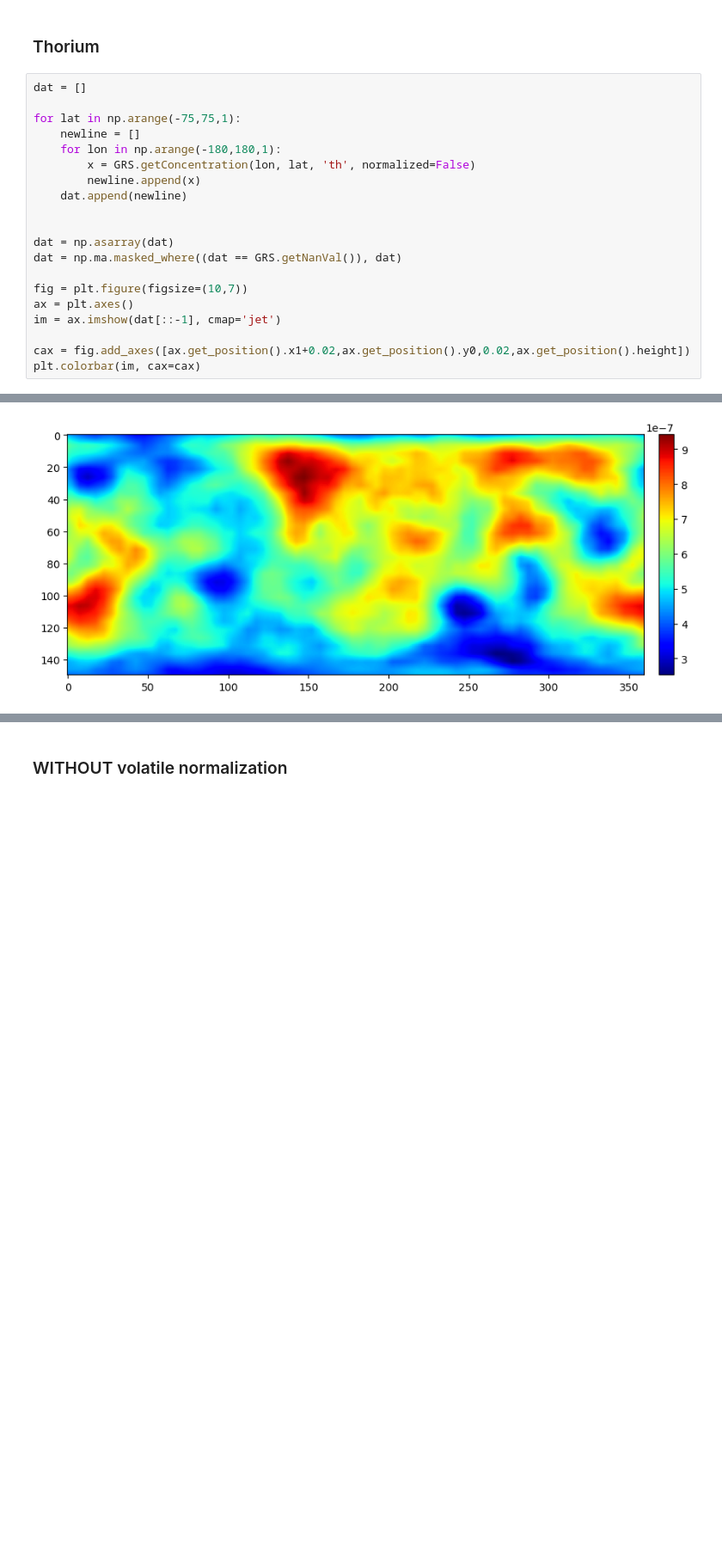
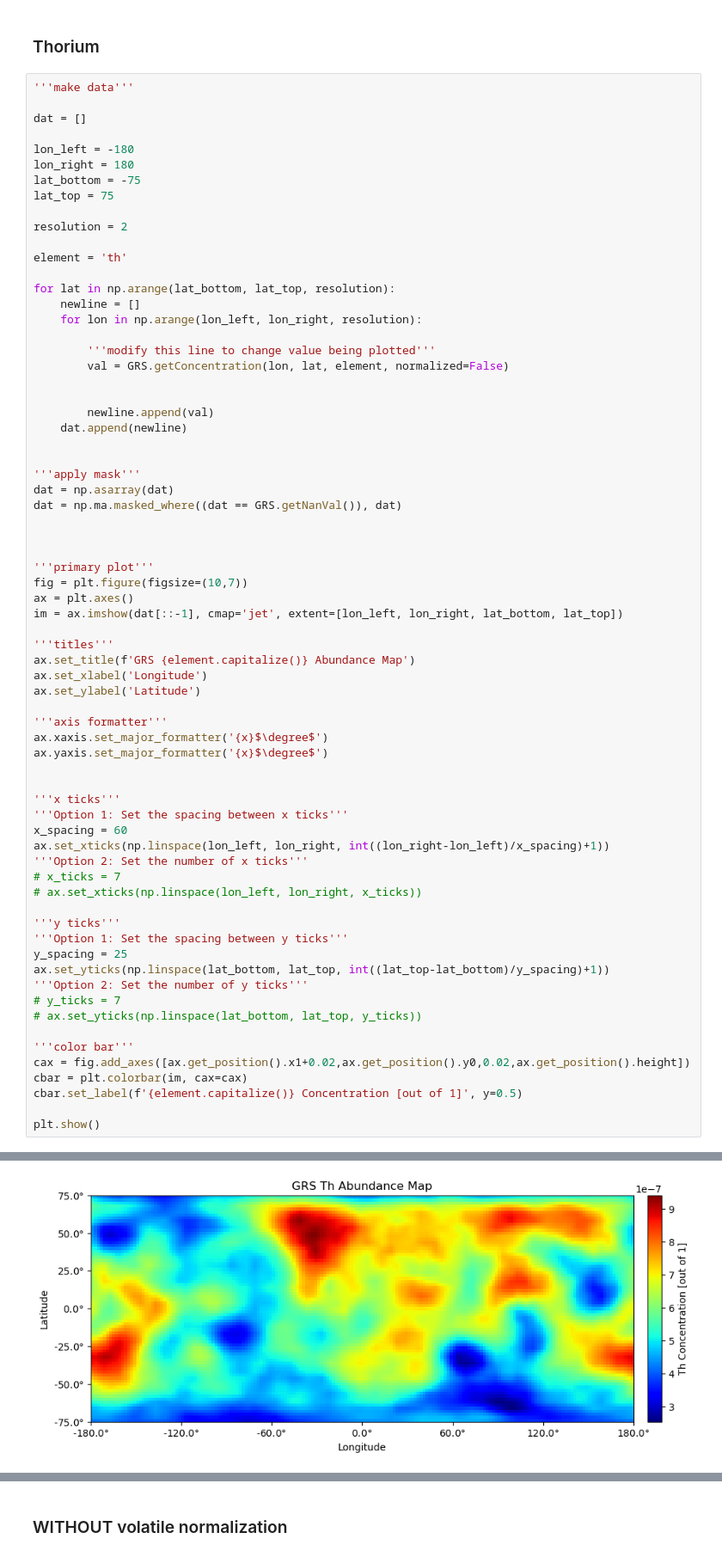
Before and after one commit to Humboldt-Penguin/Mars-Magnetics-Research, a Jupyter notebook: code/05_mag_src_map/src/main/summary.ipynb, the cells around one changed output, grey strips where cells are left out. Shown at 86% size. Drawn from its saved outputs; the diff is of its cells as text; blank space fills up the shorter version.

Commit message:
checkpoint before violating grs class(major rework)

```diff
--- a/code/05_mag_src_map/src/main/summary.ipynb
+++ b/code/05_mag_src_map/src/main/summary.ipynb
@@ -543,23 +565,72 @@ Comparison with [GRS maps](https://pds-geosciences.wustl.edu/ody/ody-m-grs-5-ele
 # %% [markdown]
 ### Thorium
 # %%
+'''make data'''
+
 dat = []
 
-for lat in np.arange(-75,75,1):
+lon_left = -180
+lon_right = 180
+lat_bottom = -75
+lat_top = 75
+
+resolution = 2
+
+element = 'th'
+
+for lat in np.arange(lat_bottom, lat_top, resolution):
     newline = []
-    for lon in np.arange(-180,180,1):
-        x = GRS.getConcentration(lon, lat, 'th', normalized=False)
-        newline.append(x)
+    for lon in np.arange(lon_left, lon_right, resolution):
+
+        '''modify this line to change value being plotted'''
+        val = GRS.getConcentration(lon, lat, element, normalized=False)
+
+
+        newline.append(val)
     dat.append(newline)
 
 
+'''apply mask'''
 dat = np.asarray(dat)
 dat = np.ma.masked_where((dat == GRS.getNanVal()), dat)
 
+
+
+'''primary plot'''
 fig = plt.figure(figsize=(10,7))
 ax = plt.axes()
-im = ax.imshow(dat[::-1], cmap='jet')
+im = ax.imshow(dat[::-1], cmap='jet', extent=[lon_left, lon_right, lat_bottom, lat_top])
 
+'''titles'''
+ax.set_title(f'GRS {element.capitalize()} Abundance Map')
+ax.set_xlabel('Longitude')
+ax.set_ylabel('Latitude')
+
+'''axis formatter'''
+ax.xaxis.set_major_formatter('{x}$\degree$')
+ax.yaxis.set_major_formatter('{x}$\degree$')
+
+
+'''x ticks'''
+'''Option 1: Set the spacing between x ticks'''
+x_spacing = 60
+ax.set_xticks(np.linspace(lon_left, lon_right, int((lon_right-lon_left)/x_spacing)+1))
+'''Option 2: Set the number of x ticks'''
+# x_ticks = 7
+# ax.set_xticks(np.linspace(lon_left, lon_right, x_ticks))
+
+'''y ticks'''
+'''Option 1: Set the spacing between y ticks'''
+y_spacing = 25
+ax.set_yticks(np.linspace(lat_bottom, lat_top, int((lat_top-lat_bottom)/y_spacing)+1))
+'''Option 2: Set the number of y ticks'''
+# y_ticks = 7
+# ax.set_yticks(np.linspace(lat_bottom, lat_top, y_ticks))
+
+'''color bar'''
 cax = fig.add_axes([ax.get_position().x1+0.02,ax.get_position().y0,0.02,ax.get_position().height])
-plt.colorbar(im, cax=cax)
+cbar = plt.colorbar(im, cax=cax)
+cbar.set_label(f'{element.capitalize()} Concentration [out of 1]', y=0.5)
+
+plt.show()
 # %% [output]
@@ -567,4 +637,4 @@ plt.colorbar(im, cax=cax)
-[figure, old version]
+[figure, new version]
 # %% [markdown]
 Comparison with [GRS maps](https://pds-geosciences.wustl.edu/ody/ody-m-grs-5-elements-v1/odgm_xxxx/browse/browse.htm).
 
```
Also changed, not shown: parts of 23 cells of this notebook, 6 other files.
